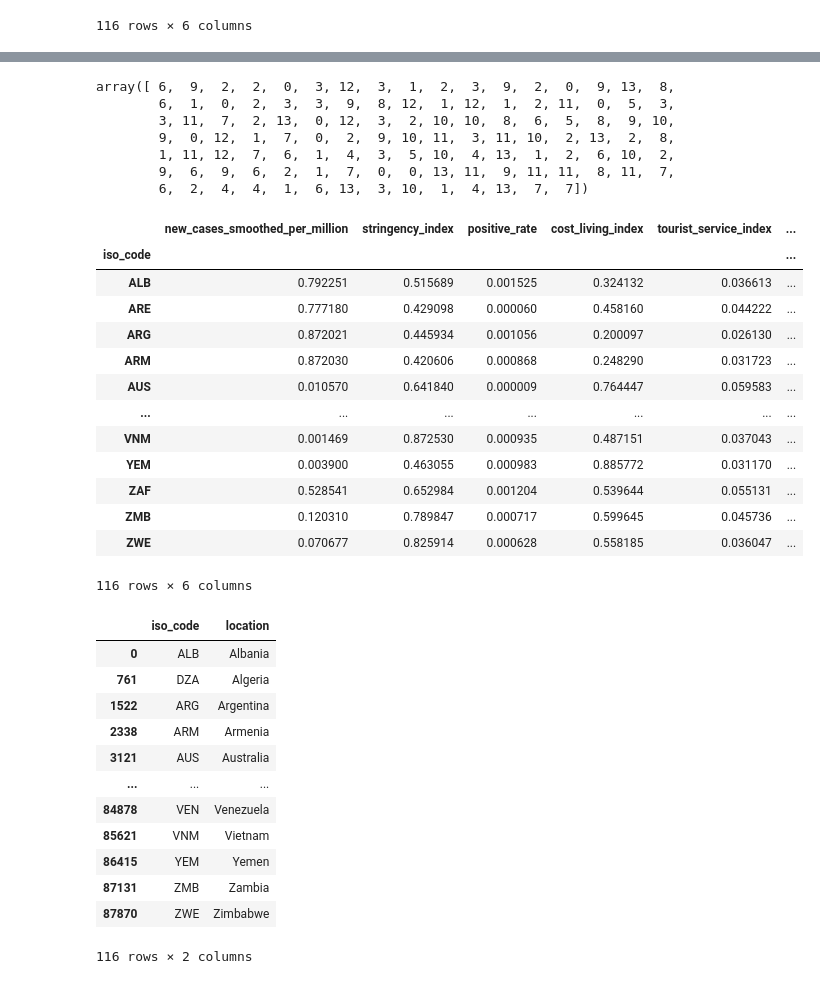
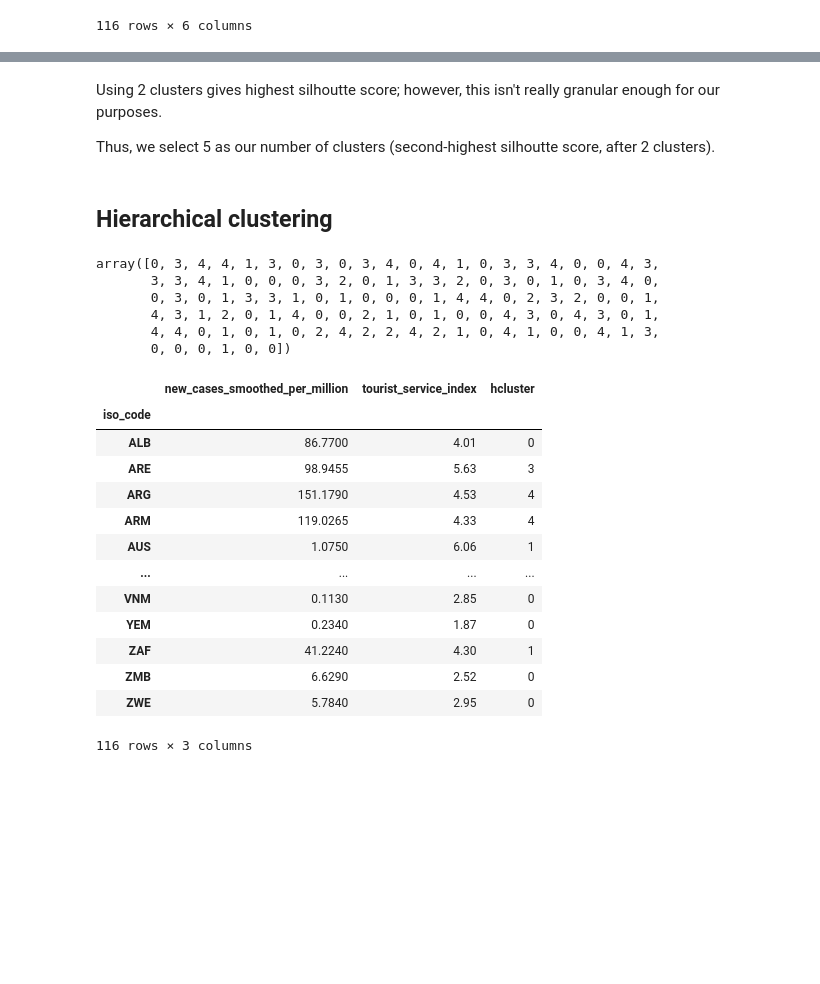
Before and after one commit to serenawatson/data3888, a Jupyter notebook: Eve_initial_variable_selection_clustering.ipynb, the cells around one changed output, grey strips where cells are left out. Cells and saved outputs as stored; diff of their text form; code cells hidden in the pictures; blank space fills up the shorter version.

```diff
--- a/Eve_initial_variable_selection_clustering.ipynb
+++ b/Eve_initial_variable_selection_clustering.ipynb
@@ -129,0 +147,3 @@ dists = pd.DataFrame(
+# %%
+medians_scaled = pd.DataFrame(medians_scaled, columns = ["new_cases_smoothed_per_million", "tourist_service_index"], index = iso_code)
+medians_scaled
@@ -138,52 +210,42 @@ plt.show()
+# %% [markdown]
+Using 2 clusters gives highest silhoutte score; however, this isn't really granular enough for our purposes.
+
+Thus, we select 5 as our number of clusters (second-highest silhoutte score, after 2 clusters).
+# %% [markdown]
+## Hierarchical clustering
 # %%
-nclusters = 14
+nclusters = 5
 # %%
 cluster = AgglomerativeClustering(n_clusters=nclusters, affinity='euclidean', linkage='ward')
 # %%
-cluster.fit_predict(medians)
+cluster.fit_predict(medians_scaled)
 # %% [output]
-array([ 6,  9,  2,  2,  0,  3, 12,  3,  1,  2,  3,  9,  2,  0,  9, 13,  8,
-        6,  1,  0,  2,  3,  3,  9,  8, 12,  1, 12,  1,  2, 11,  0,  5,  3,
-        3, 11,  7,  2, 13,  0, 12,  3,  2, 10, 10,  8,  6,  5,  8,  9, 10,
-        9,  0, 12,  1,  7,  0,  2,  9, 10, 11,  3, 11, 10,  2, 13,  2,  8,
-        1, 11, 12,  7,  6,  1,  4,  3,  5, 10,  4, 13,  1,  2,  6, 10,  2,
-        9,  6,  9,  6,  2,  1,  7,  0,  0, 13, 11,  9, 11, 11,  8, 11,  7,
-        6,  2,  4,  4,  1,  6, 13,  3, 10,  1,  4, 13,  7,  7])
+array([0, 3, 4, 4, 1, 3, 0, 3, 0, 3, 4, 0, 4, 1, 0, 3, 3, 4, 0, 0, 4, 3,
+       3, 3, 4, 1, 0, 0, 0, 3, 2, 0, 1, 3, 3, 2, 0, 3, 0, 1, 0, 3, 4, 0,
+       0, 3, 0, 1, 3, 3, 1, 0, 1, 0, 0, 0, 1, 4, 4, 0, 2, 3, 2, 0, 0, 1,
+       4, 3, 1, 2, 0, 1, 4, 0, 0, 2, 1, 0, 1, 0, 0, 4, 3, 0, 4, 3, 0, 1,
+       4, 4, 0, 1, 0, 1, 0, 2, 4, 2, 2, 4, 2, 1, 0, 4, 1, 0, 0, 4, 1, 3,
+       0, 0, 0, 1, 0, 0])
 # %%
-medians["hcluster"] = cluster.fit_predict(medians)
+medians_with_clusters = medians.copy(deep = True)
+medians_with_clusters["hcluster"] = cluster.fit_predict(medians_scaled)
 # %%
 iso_location = df[["iso_code", "location"]].drop_duplicates()
 # %%
-medians
+medians_with_clusters
 # %% [output]
-|  | new_cases_smoothed_per_million | stringency_index | positive_rate | cost_living_index | tourist_service_index | ... |
-| iso_code |  |  |  |  |  | ... |
-| ALB | 0.792251 | 0.515689 | 0.001525 | 0.324132 | 0.036613 | ... |
-| ARE | 0.777180 | 0.429098 | 0.000060 | 0.458160 | 0.044222 | ... |
-| ARG | 0.872021 | 0.445934 | 0.001056 | 0.200097 | 0.026130 | ... |
-| ARM | 0.872030 | 0.420606 | 0.000868 | 0.248290 | 0.031723 | ... |
-| AUS | 0.010570 | 0.641840 | 0.000009 | 0.764447 | 0.059583 | ... |
-| ... | ... | ... | ... | ... | ... | ... |
-| VNM | 0.001469 | 0.872530 | 0.000935 | 0.487151 | 0.037043 | ... |
-| YEM | 0.003900 | 0.463055 | 0.000983 | 0.885772 | 0.031170 | ... |
-| ZAF | 0.528541 | 0.652984 | 0.001204 | 0.539644 | 0.055131 | ... |
-| ZMB | 0.120310 | 0.789847 | 0.000717 | 0.599645 | 0.045736 | ... |
-| ZWE | 0.070677 | 0.825914 | 0.000628 | 0.558185 | 0.036047 | ... |
+|  | new_cases_smoothed_per_million | tourist_service_index | hcluster |
+| iso_code |  |  |  |
+| ALB | 86.7700 | 4.01 | 0 |
+| ARE | 98.9455 | 5.63 | 3 |
+| ARG | 151.1790 | 4.53 | 4 |
+| ARM | 119.0265 | 4.33 | 4 |
+| AUS | 1.0750 | 6.06 | 1 |
+| ... | ... | ... | ... |
+| VNM | 0.1130 | 2.85 | 0 |
+| YEM | 0.2340 | 1.87 | 0 |
+| ZAF | 41.2240 | 4.30 | 1 |
+| ZMB | 6.6290 | 2.52 | 0 |
+| ZWE | 5.7840 | 2.95 | 0 |
-116 rows × 6 columns
+116 rows × 3 columns
-# %%
-iso_location
-# %% [output]
-|  | iso_code | location |
-| 0 | ALB | Albania |
-| 761 | DZA | Algeria |
-| 1522 | ARG | Argentina |
-| 2338 | ARM | Armenia |
-| 3121 | AUS | Australia |
-| ... | ... | ... |
-| 84878 | VEN | Venezuela |
-| 85621 | VNM | Vietnam |
-| 86415 | YEM | Yemen |
-| 87131 | ZMB | Zambia |
-| 87870 | ZWE | Zimbabwe |
-116 rows × 2 columns
 # %%
```
Also changed, not shown: parts of 30 cells of this notebook.
